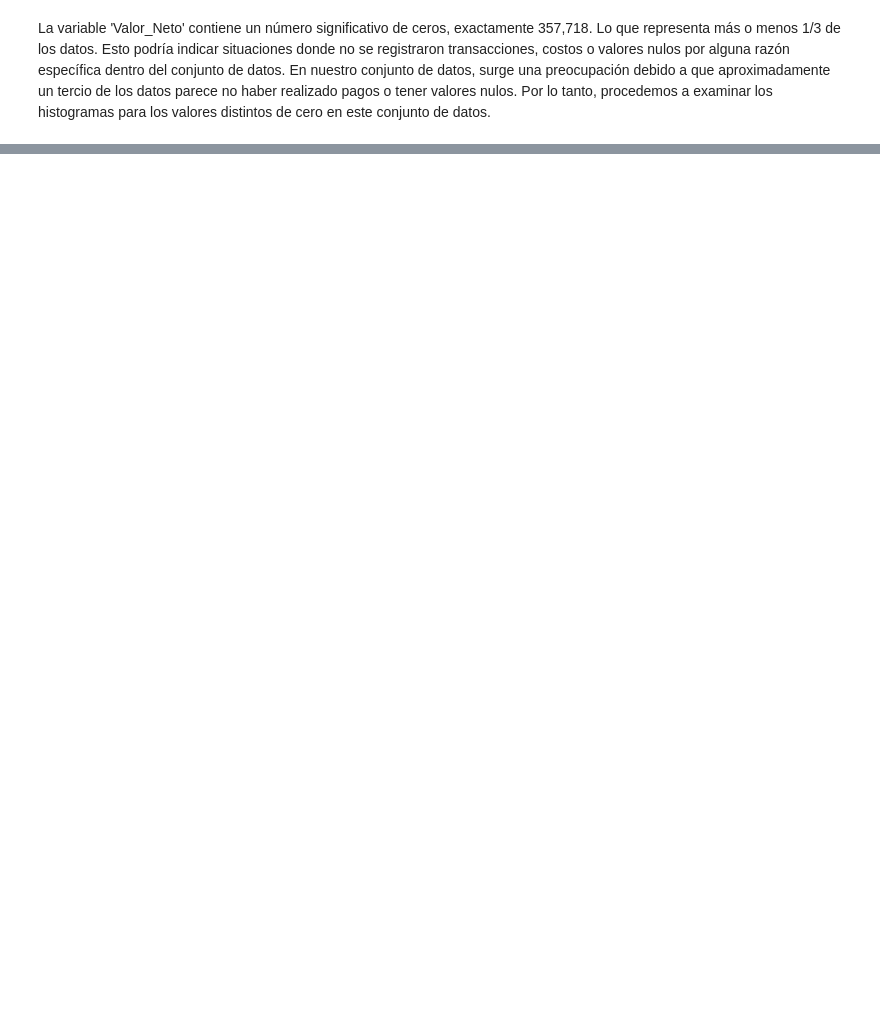
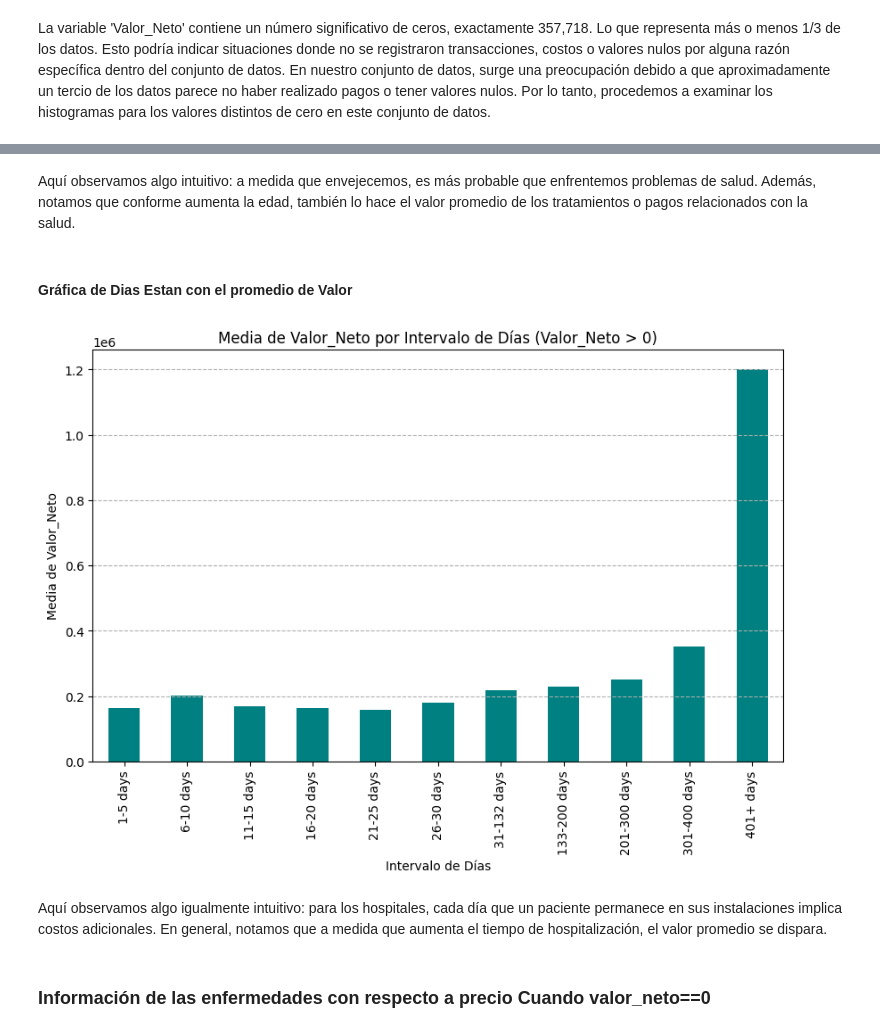
Before and after one commit to davidsmoreno/DifPrivHealthCostPredict, a Jupyter notebook: DataExploring.ipynb, the cells around one changed output, grey strips where cells are left out. Drawn from its saved outputs; the diff is of its cells as text; code cells hidden in the pictures; blank space fills up the shorter version.

```diff
--- a/DataExploring.ipynb
+++ b/DataExploring.ipynb
@@ -374,0 +417,25 @@ La variable 'Valor_Neto' contiene un número significativo de ceros, exactamente
+# %% [markdown]
+Aquí observamos algo intuitivo: a medida que envejecemos, es más probable que enfrentemos problemas de salud. Además, notamos que conforme aumenta la edad, también lo hace el valor promedio de los tratamientos o pagos relacionados con la salud.
+# %% [markdown]
+#### Gráfica de Dias Estan con el promedio de Valor
+# %%
+# Filtrar el DataFrame para las filas donde 'Valor_Neto' es mayor que cero
+valor_neto_positivo = medical_records[medical_records['Valor_Neto'] > 0]
+
+# Agrupar los datos por 'DIAS_COMP_Binned' y calcular la media de 'Valor_Neto' para cada grupo
+media_valor_neto_por_intervalo = valor_neto_positivo.groupby('DIAS_COMP_Binned')['Valor_Neto'].mean()
+
+# Plotting
+plt.figure(figsize=(10, 6))
+media_valor_neto_por_intervalo.plot(kind='bar', color='teal')
+plt.title('Media de Valor_Neto por Intervalo de Días (Valor_Neto > 0)')
+plt.xlabel('Intervalo de Días')
+plt.ylabel('Media de Valor_Neto')
+plt.grid(axis='y', linestyle='--')
+plt.show()
+# %% [output]
+[figure, added]
+# %% [markdown]
+Aquí observamos algo igualmente intuitivo: para los hospitales, cada día que un paciente permanece en sus instalaciones implica costos adicionales. En general, notamos que a medida que aumenta el tiempo de hospitalización, el valor promedio se dispara.
+# %% [markdown]
+### Información de las enfermedades con respecto a precio Cuando valor_neto==0
```
Also changed, not shown: parts of 23 cells of this notebook.
